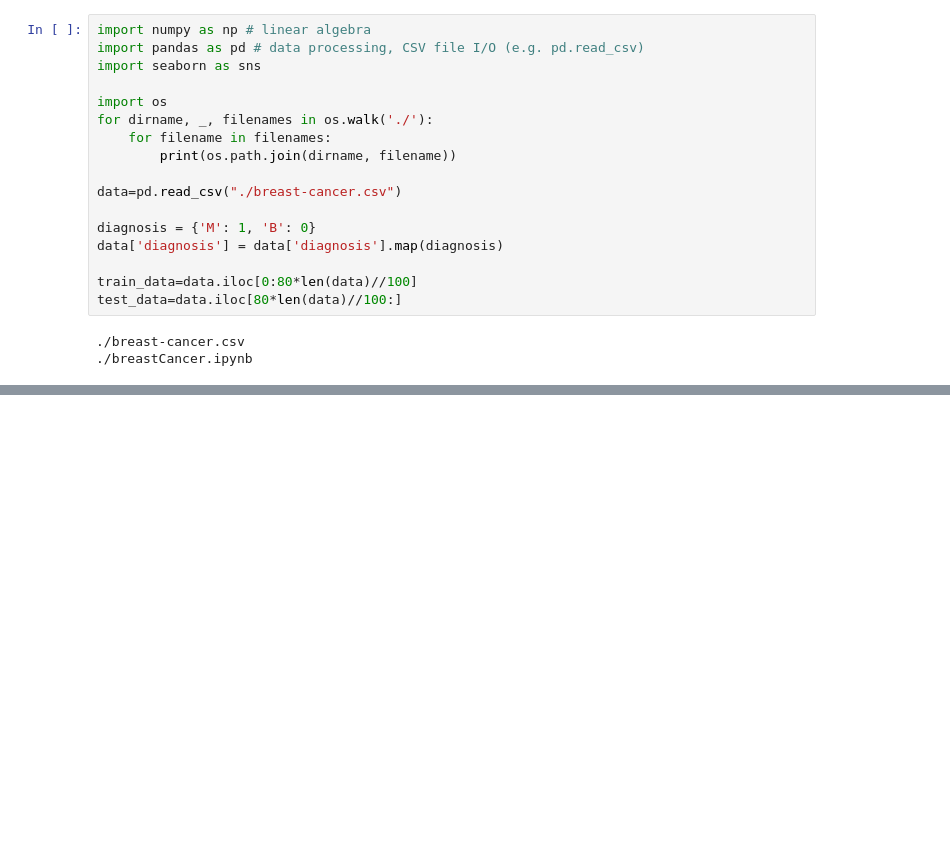
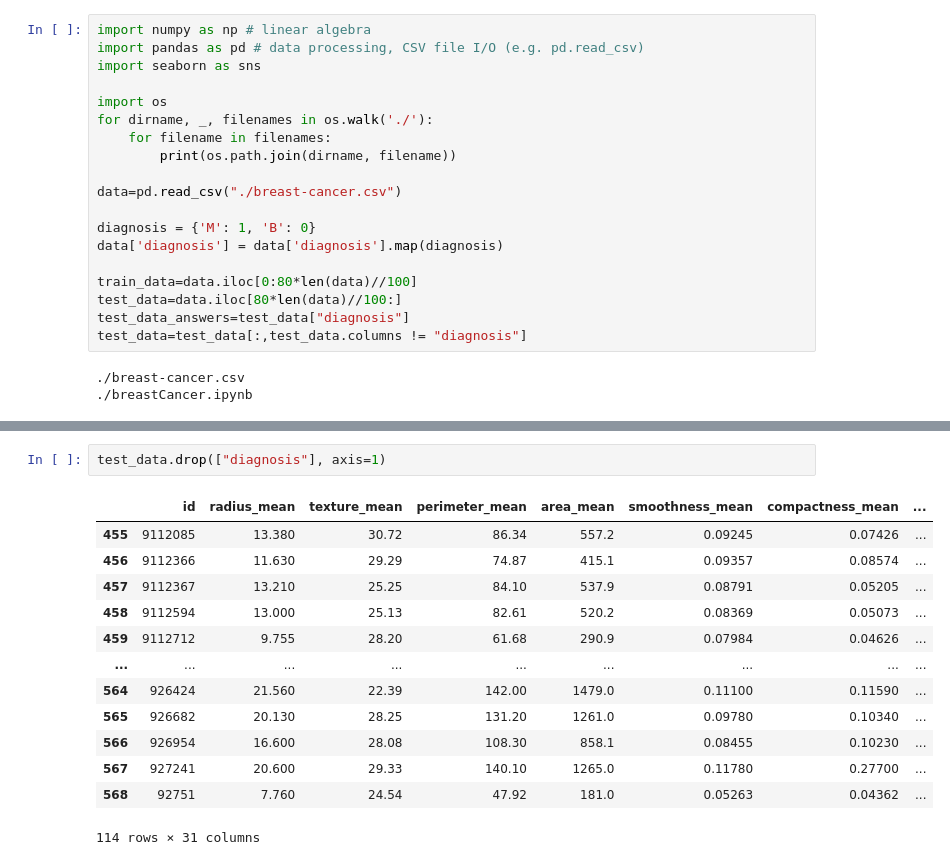
Before and after one commit to Buddhathe18th/machineLearningResources, a Jupyter notebook: Breast Cancer Dataset/breastCancer.ipynb, the cells around one changed output, grey strips where cells are left out. Cells and saved outputs as stored; diff of their text form; blank space fills up the shorter version.

```diff
--- a/Breast Cancer Dataset/breastCancer.ipynb
+++ b/Breast Cancer Dataset/breastCancer.ipynb
@@ -15,6 +15,8 @@ data['diagnosis'] = data['diagnosis'].map(diagnosis)
 
 train_data=data.iloc[0:80*len(data)//100]
 test_data=data.iloc[80*len(data)//100:]
+test_data_answers=test_data["diagnosis"]
+test_data=test_data[:,test_data.columns != "diagnosis"]
 # %% [output]
 ./breast-cancer.csv
 ./breastCancer.ipynb
@@ -82,0 +150,16 @@ print(calculatePy(0))
+# %%
+test_data.drop(["diagnosis"], axis=1)
+# %% [output]
+|  | id | radius_mean | texture_mean | perimeter_mean | area_mean | smoothness_mean | compactness_mean | ... |
+| 455 | 9112085 | 13.380 | 30.72 | 86.34 | 557.2 | 0.09245 | 0.07426 | ... |
+| 456 | 9112366 | 11.630 | 29.29 | 74.87 | 415.1 | 0.09357 | 0.08574 | ... |
+| 457 | 9112367 | 13.210 | 25.25 | 84.10 | 537.9 | 0.08791 | 0.05205 | ... |
+| 458 | 9112594 | 13.000 | 25.13 | 82.61 | 520.2 | 0.08369 | 0.05073 | ... |
+| 459 | 9112712 | 9.755 | 28.20 | 61.68 | 290.9 | 0.07984 | 0.04626 | ... |
+| ... | ... | ... | ... | ... | ... | ... | ... | ... |
+| 564 | 926424 | 21.560 | 22.39 | 142.00 | 1479.0 | 0.11100 | 0.11590 | ... |
+| 565 | 926682 | 20.130 | 28.25 | 131.20 | 1261.0 | 0.09780 | 0.10340 | ... |
+| 566 | 926954 | 16.600 | 28.08 | 108.30 | 858.1 | 0.08455 | 0.10230 | ... |
+| 567 | 927241 | 20.600 | 29.33 | 140.10 | 1265.0 | 0.11780 | 0.27700 | ... |
+| 568 | 92751 | 7.760 | 24.54 | 47.92 | 181.0 | 0.05263 | 0.04362 | ... |
+114 rows × 31 columns
```
Also changed, not shown: parts of 11 cells of this notebook.
